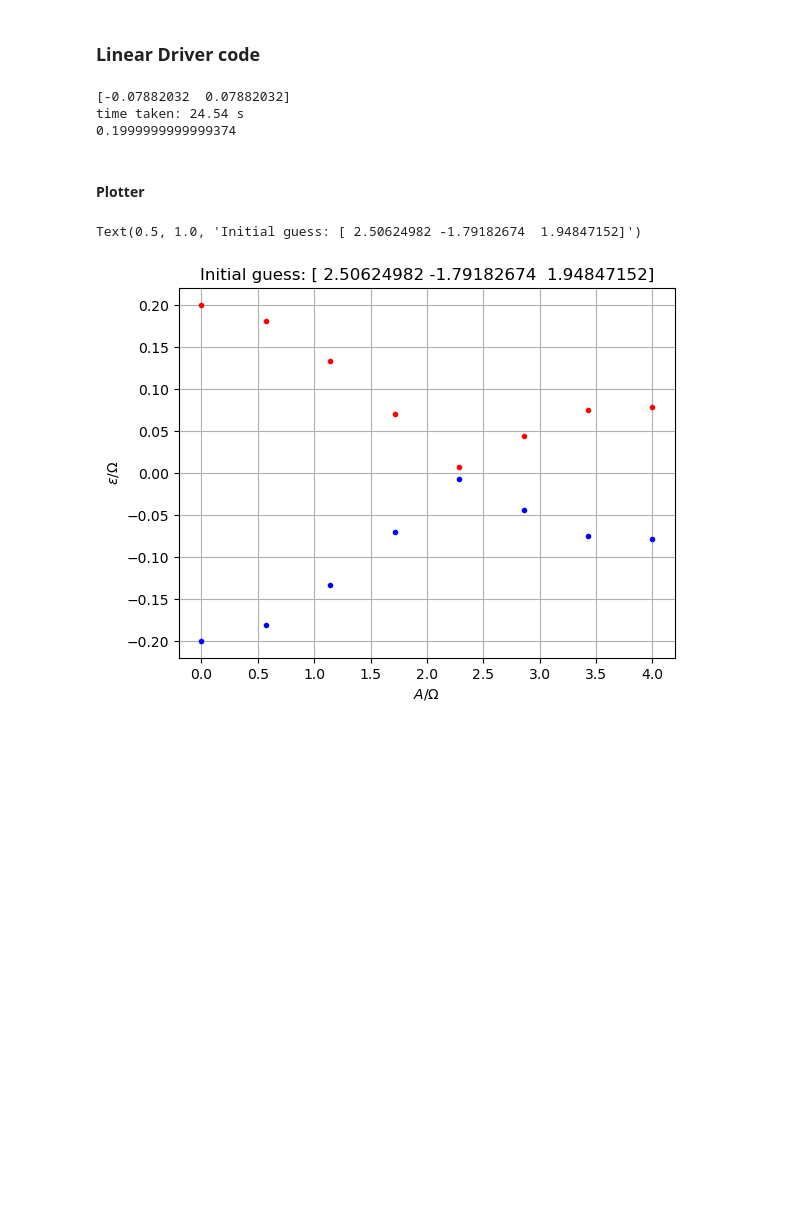
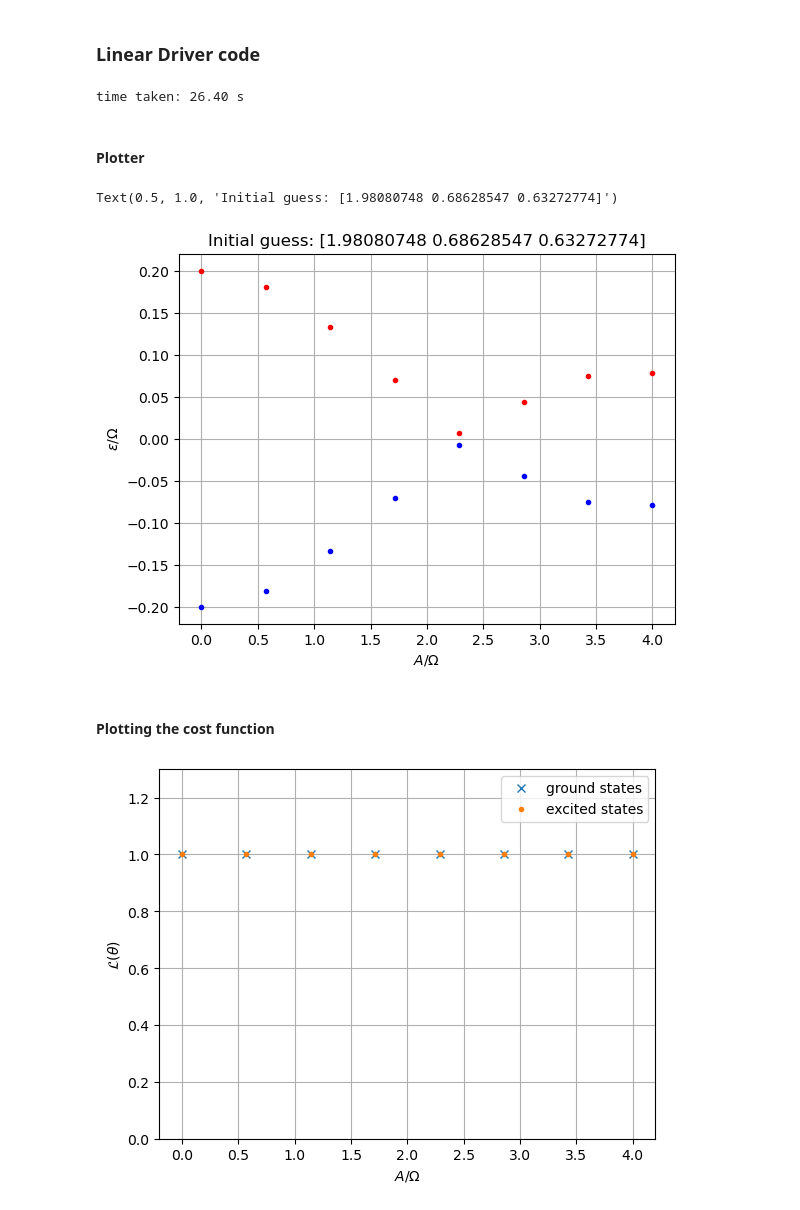
Before and after one commit to FazinHan/quantum-simulation, a Jupyter notebook: main.ipynb, the cells around one changed output. Saved outputs shown, nothing was run; the diff lists cells and outputs as text; code cells hidden in the pictures; blank space fills up the shorter version.

```diff
--- a/main.ipynb
+++ b/main.ipynb
@@ -257,6 +257,7 @@ matrix = np.array([[1,0],[0,0]])
 observable = SparsePauliOp.from_operator(matrix)
 ground_states = []
 excited_states = []
+costs = []
 
 t0 = time.perf_counter()
 for U_T in evolver_gen():
@@ -287,6 +288,8 @@ for U_T in evolver_gen():
 
         prev_states.append(ansatz.assign_parameters(prev_opt_parameters))
 
+        costs.append(-result.fun)
+
     eigenvalues = np.array(eigenvalues)/Ω
     eigenvalues.sort()
     # print(eigenvalues.shape)
@@ -295,18 +298,18 @@ for U_T in evolver_gen():
 
 # except Exception as e:
 #     print(e)
+costs = np.array(costs).reshape(8,2)
+
 t1 = time.perf_counter()
 # %%
-print(eigenvalues)
+# print(eigenvalues)
 
 print('time taken: %.2f s'%(t1-t0))
 ground_states=np.array(ground_states)
 excited_states=np.array(excited_states)
-print(excited_states[0])
+# print(excited_states[0])
 # %% [output]
-[-0.07882032  0.07882032]
-time taken: 24.54 s
-0.1999999999999374
+time taken: 26.40 s
 # %% [markdown]
 #### Plotter
 # %%
@@ -324,5 +327,21 @@ plt.ylabel('$\\epsilon/\\Omega$')
 plt.title('Initial guess: {}'.format(x0))
 # plt.savefig(f'.//outputs//figure{num}.png')
 # %% [output]
-Text(0.5, 1.0, 'Initial guess: [ 2.50624982 -1.79182674  1.94847152]')
+Text(0.5, 1.0, 'Initial guess: [1.98080748 0.68628547 0.63272774]')
-[figure, old version]
+[figure, new version]
+# %% [markdown]
+#### Plotting the cost function
+# %%
+plt.plot(A_Array, costs[:,0],'x',label='ground states')
+plt.plot(A_Array, costs[:,1],'.',label='excited states')
+plt.legend()
+plt.ylim(0,1.3)
+plt.ylabel('$\\mathcal{L}(\\theta)$')
+plt.xlabel('$A/\\Omega$')
+plt.grid()
+num = 1
+while os.path.isfile(f'.//outputs//figure{num}.png'):
+    num += 1
+# plt.savefig(f'.//outputs//figure{num}.png')
+# %% [output]
+[figure, added]
```
Also changed, not shown: 2 other files.
